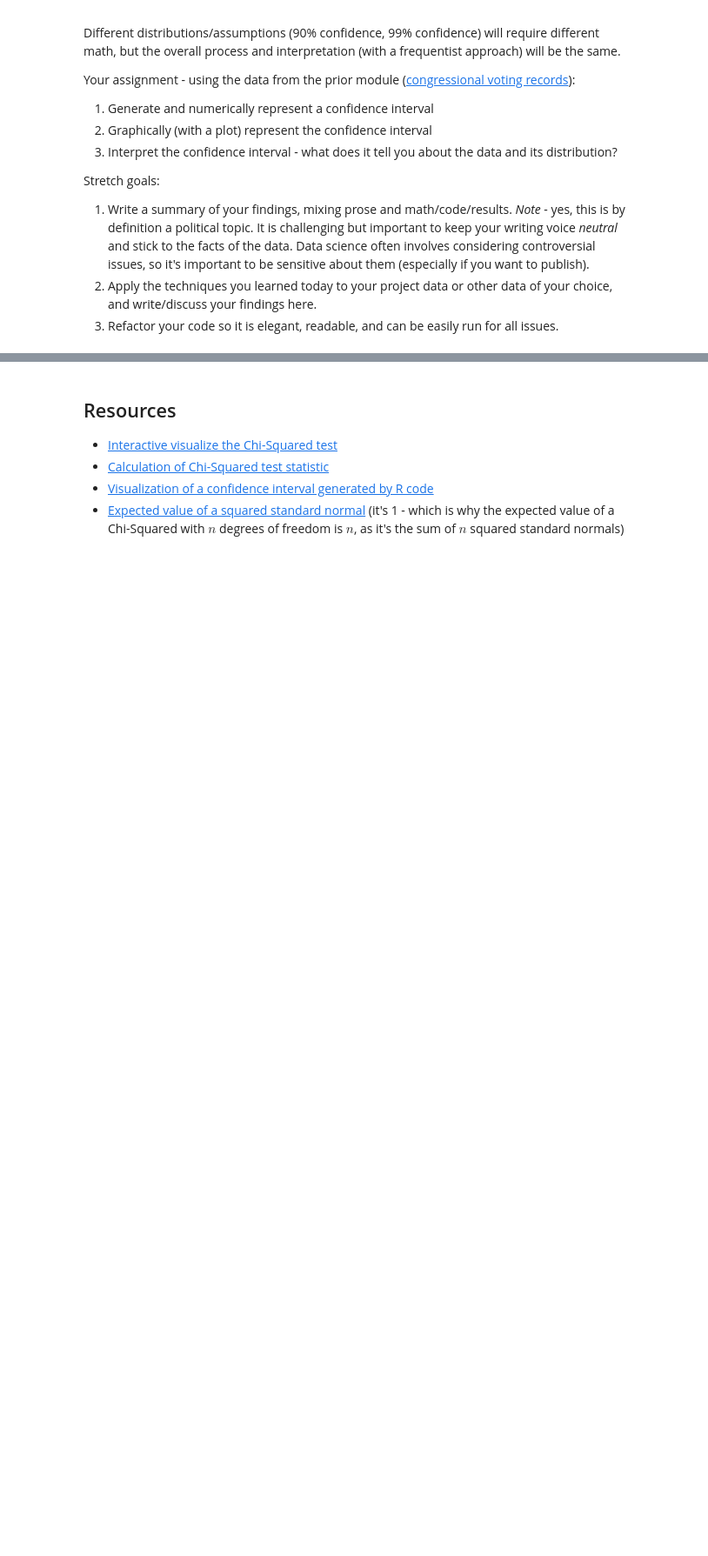
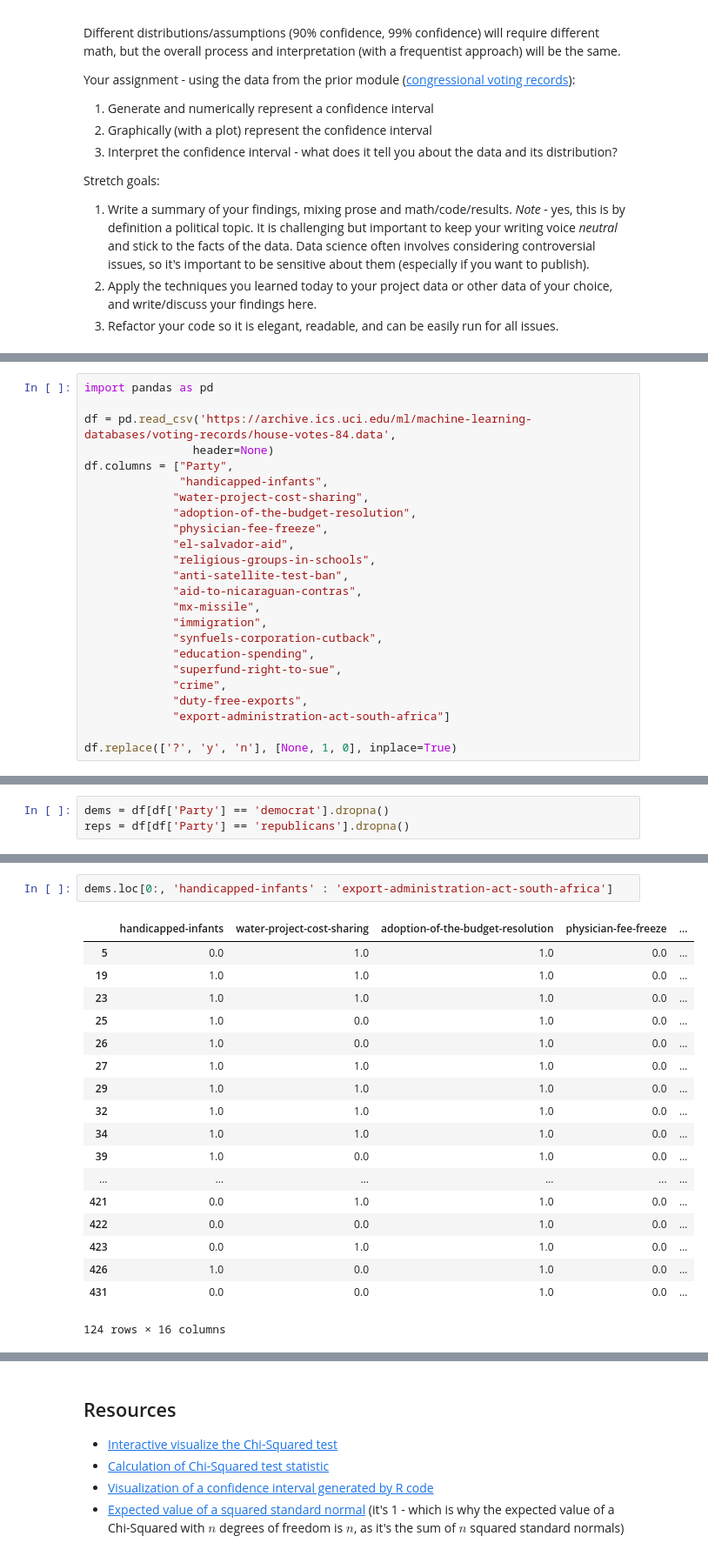
Before and after one commit to bloominstituteoftechnology/DS-Unit-1-Sprint-3-Statistical-Tests-and-Experiments, a Jupyter notebook: module2-sampling-confidence-intervals-and-hypothesis-testing/LS_DS_132_Sampling_Confidence_Intervals_and_Hypothesis_Testing.ipynb, the cells around one changed output, grey strips where cells are left out. Shown at 87% size. Drawn from its saved outputs; the diff is of its cells as text; blank space fills up the shorter version.

Commit message:
Updated assignment
I am having some difficulty with my t-tests...

```diff
--- a/module2-sampling-confidence-intervals-and-hypothesis-testing/LS_DS_132_Sampling_Confidence_Intervals_and_Hypothesis_Testing.ipynb
+++ b/module2-sampling-confidence-intervals-and-hypothesis-testing/LS_DS_132_Sampling_Confidence_Intervals_and_Hypothesis_Testing.ipynb
@@ -106,0 +129,24 @@ Stretch goals:
+# %%
+import pandas as pd
+
+df = pd.read_csv('https://archive.ics.uci.edu/ml/machine-learning-databases/voting-records/house-votes-84.data',
+                header=None)
+df.columns = ["Party",
+              "handicapped-infants",
+             "water-project-cost-sharing",
+             "adoption-of-the-budget-resolution",
+             "physician-fee-freeze",
+             "el-salvador-aid",
+             "religious-groups-in-schools",
+             "anti-satellite-test-ban",
+             "aid-to-nicaraguan-contras",
+             "mx-missile",
+             "immigration",
+             "synfuels-corporation-cutback",
+             "education-spending",
+             "superfund-right-to-sue",
+             "crime",
+             "duty-free-exports",
+             "export-administration-act-south-africa"]
+
+df.replace(['?', 'y', 'n'], [None, 1, 0], inplace=True)
@@ -106,0 +211,3 @@ Stretch goals:
+# %%
+dems = df[df['Party'] == 'democrat'].dropna()
+reps = df[df['Party'] == 'republicans'].dropna()
@@ -106,0 +223,21 @@ Stretch goals:
+# %%
+dems.loc[0:, 'handicapped-infants' : 'export-administration-act-south-africa']
+# %% [output]
+|  | handicapped-infants | water-project-cost-sharing | adoption-of-the-budget-resolution | physician-fee-freeze | ... |
+| 5 | 0.0 | 1.0 | 1.0 | 0.0 | ... |
+| 19 | 1.0 | 1.0 | 1.0 | 0.0 | ... |
+| 23 | 1.0 | 1.0 | 1.0 | 0.0 | ... |
+| 25 | 1.0 | 0.0 | 1.0 | 0.0 | ... |
+| 26 | 1.0 | 0.0 | 1.0 | 0.0 | ... |
+| 27 | 1.0 | 1.0 | 1.0 | 0.0 | ... |
+| 29 | 1.0 | 1.0 | 1.0 | 0.0 | ... |
+| 32 | 1.0 | 1.0 | 1.0 | 0.0 | ... |
+| 34 | 1.0 | 1.0 | 1.0 | 0.0 | ... |
+| 39 | 1.0 | 0.0 | 1.0 | 0.0 | ... |
+| ... | ... | ... | ... | ... | ... |
+| 421 | 0.0 | 1.0 | 1.0 | 0.0 | ... |
+| 422 | 0.0 | 0.0 | 1.0 | 0.0 | ... |
+| 423 | 0.0 | 1.0 | 1.0 | 0.0 | ... |
+| 426 | 1.0 | 0.0 | 1.0 | 0.0 | ... |
+| 431 | 0.0 | 0.0 | 1.0 | 0.0 | ... |
+124 rows × 16 columns
```
Also changed, not shown: parts of 14 cells of this notebook.
